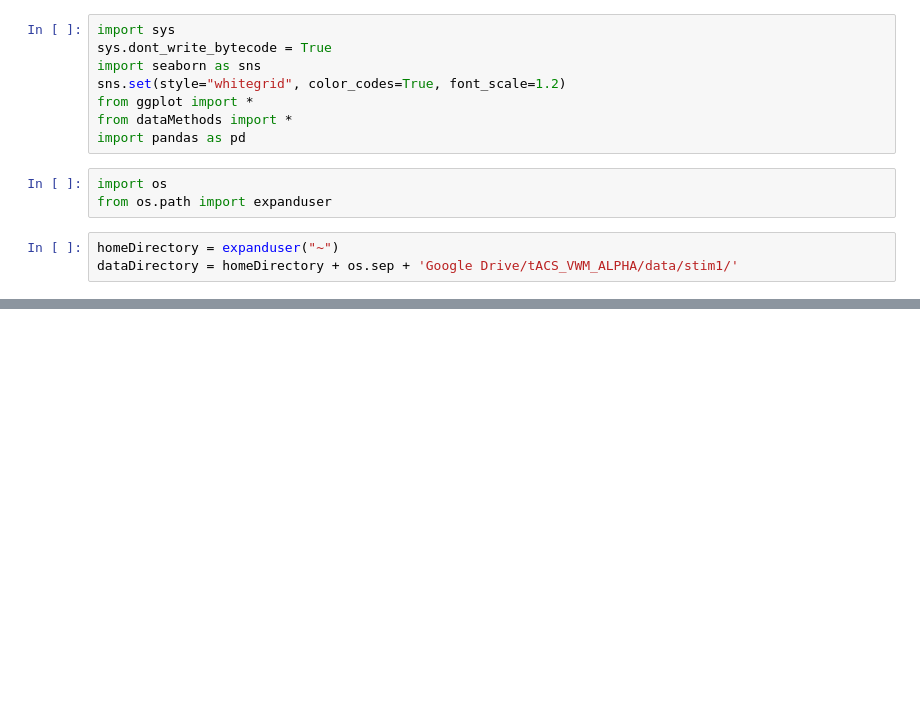
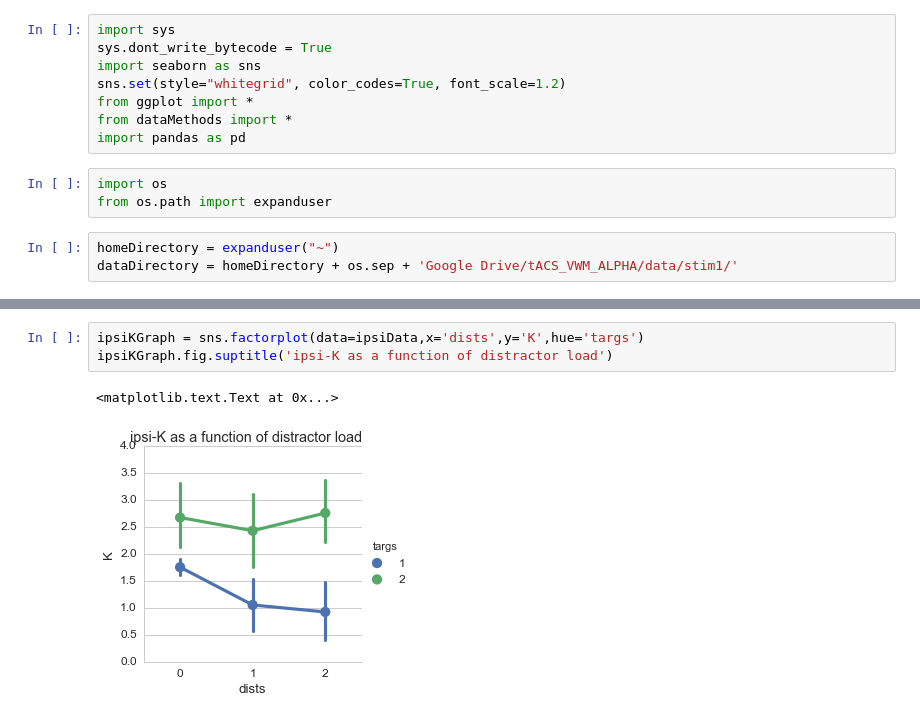
Before and after one commit to alexgonzl/tacs_vmw_alpha, a Jupyter notebook: dataVisualization.ipynb, the cells around one changed output, grey strips where cells are left out. Drawn from its saved outputs; the diff is of its cells as text; blank space fills up the shorter version.

```diff
--- a/dataVisualization.ipynb
+++ b/dataVisualization.ipynb
@@ -126,0 +107,6 @@ sns.stripplot()
+# %%
+ipsiKGraph = sns.factorplot(data=ipsiData,x='dists',y='K',hue='targs')
+ipsiKGraph.fig.suptitle('ipsi-K as a function of distractor load')
+# %% [output]
+<matplotlib.text.Text at 0x...>
+[figure, added]
```
Also changed, not shown: parts of 37 cells of this notebook, 4 other files.
